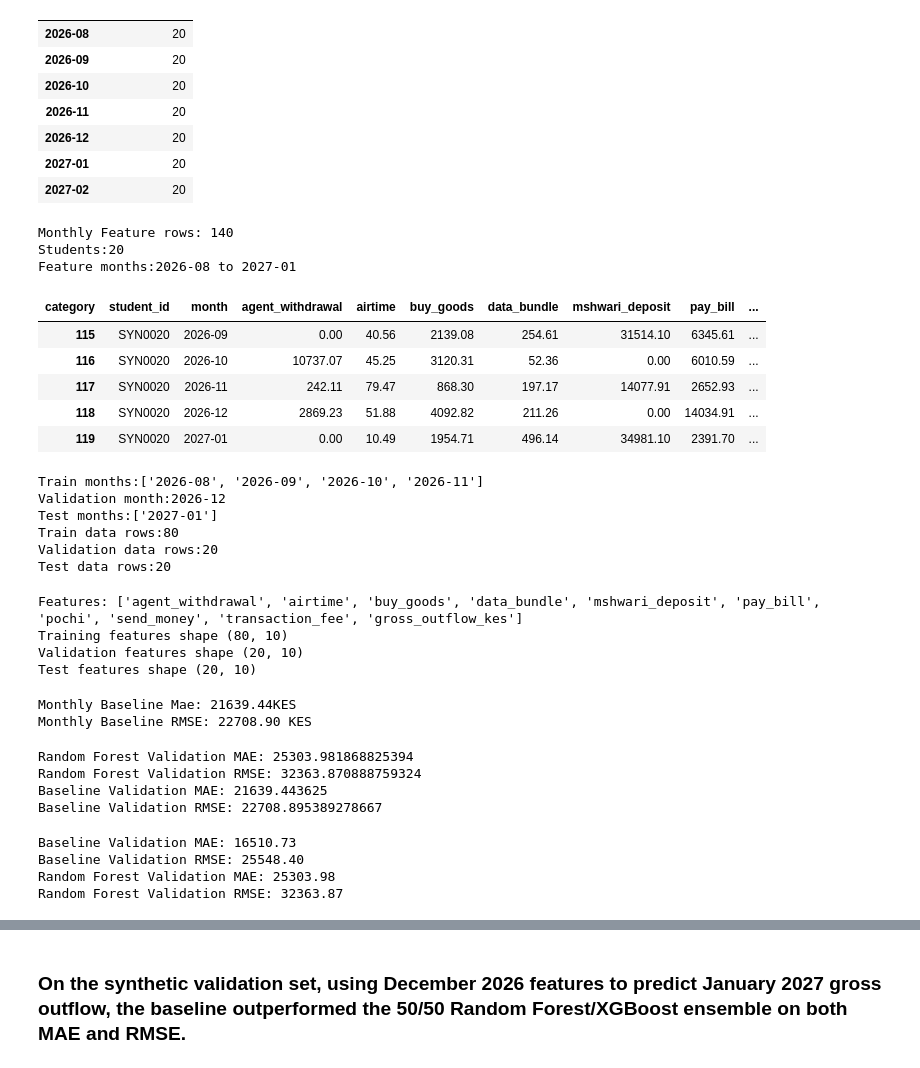
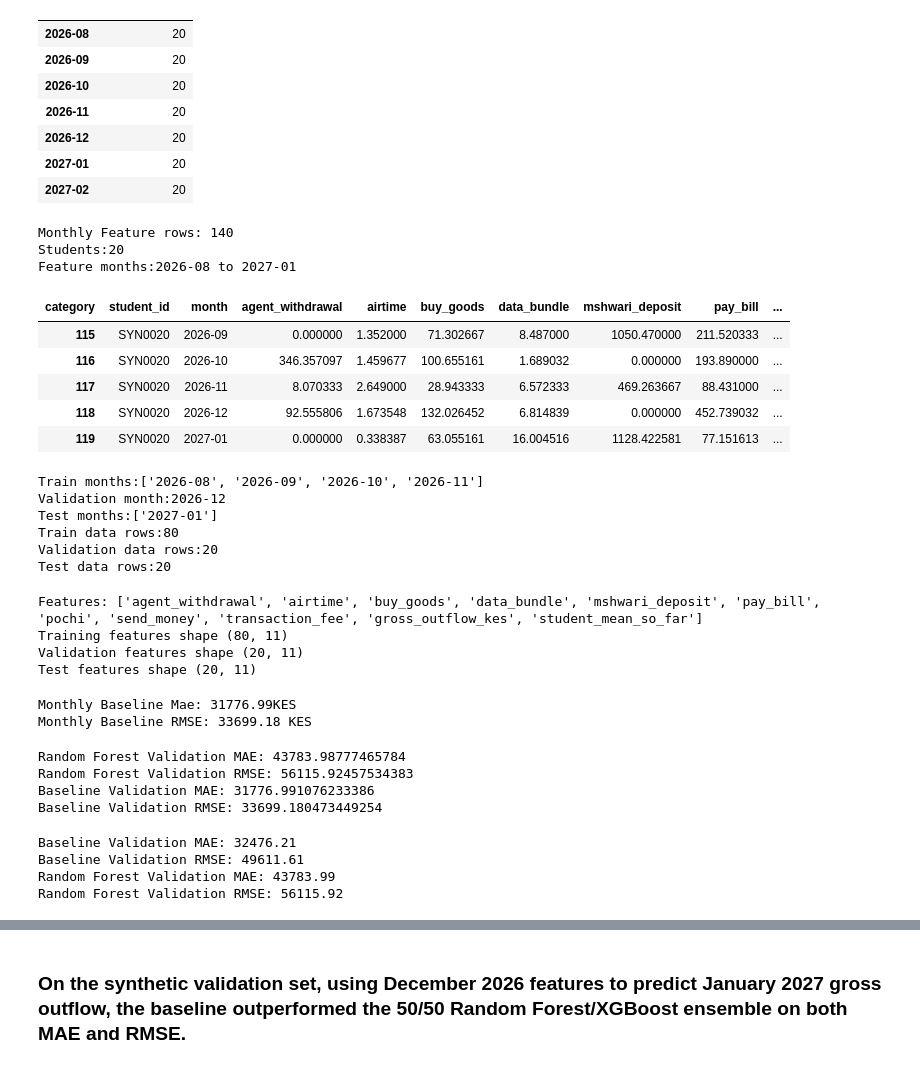
Before and after one commit to Jimmy-szn/dependants-costs, a Jupyter notebook: notebooks/aml.ipynb, the cells around one changed output, grey strips where cells are left out. Saved outputs shown, nothing was run; the diff lists cells and outputs as text; code cells hidden in the pictures.

```diff
--- a/notebooks/aml.ipynb
+++ b/notebooks/aml.ipynb
@@ -461,38 +461,44 @@ Monthly students records:140
 # %%
 synthetic_transactions["month"] = synthetic_transactions["month"]=synthetic_transactions["timestamp"].dt.to_period("M").astype(str)
 monthly_features =(
     synthetic_transactions.pivot_table (
         index=["student_id", "month"],
         columns="category",
         values="amount_kes",
         aggfunc="sum",
         fill_value=0,
     ).reset_index()
 )
 monthly_features["gross_outflow_kes"] = monthly_features.drop(
     columns=["student_id", "month"],
 ).sum(axis=1)
+days = synthetic_transactions.groupby("month")["timestamp"].apply(lambda s: s.dt.normalize().nunique())
+cat_cols = [c for c in monthly_features.columns if c not in ("student_id", "month")]
+monthly_features[cat_cols] = monthly_features[cat_cols].div(monthly_features["month"].map(days), axis=0)
+monthly_features["gross_outflow_kes"] = monthly_features[cat_cols].sum(axis=1)   # KES per day
 monthly_features = monthly_features.sort_values(["student_id", "month"])
 monthly_features["next_monthly_outflow_kes"] = (
     monthly_features.groupby("student_id")
 [ "gross_outflow_kes"].shift(-1))
+monthly_features["student_mean_so_far"] = (monthly_features.groupby("student_id")["gross_outflow_kes"]
+                                           .transform(lambda s: s.expanding().mean()))
 forecasting_dataset = monthly_features.dropna(
     subset=["next_monthly_outflow_kes"]
 ).reset_index(drop=True)
 print(f"Monthly Feature rows: {len(monthly_features):,}")
 print(f"Students:{forecasting_dataset['student_id'].nunique()}")
 print(f"Feature months:{forecasting_dataset['month'].min()} to {forecasting_dataset['month'].max()}")
 display(forecasting_dataset.tail())
 # %% [output]
 Monthly Feature rows: 140
 Students:20
 Feature months:2026-08 to 2027-01
 | category | student_id | month | agent_withdrawal | airtime | buy_goods | data_bundle | mshwari_deposit | pay_bill | ... |
-| 115 | SYN0020 | 2026-09 | 0.00 | 40.56 | 2139.08 | 254.61 | 31514.10 | 6345.61 | ... |
-| 116 | SYN0020 | 2026-10 | 10737.07 | 45.25 | 3120.31 | 52.36 | 0.00 | 6010.59 | ... |
-| 117 | SYN0020 | 2026-11 | 242.11 | 79.47 | 868.30 | 197.17 | 14077.91 | 2652.93 | ... |
-| 118 | SYN0020 | 2026-12 | 2869.23 | 51.88 | 4092.82 | 211.26 | 0.00 | 14034.91 | ... |
-| 119 | SYN0020 | 2027-01 | 0.00 | 10.49 | 1954.71 | 496.14 | 34981.10 | 2391.70 | ... |
+| 115 | SYN0020 | 2026-09 | 0.000000 | 1.352000 | 71.302667 | 8.487000 | 1050.470000 | 211.520333 | ... |
+| 116 | SYN0020 | 2026-10 | 346.357097 | 1.459677 | 100.655161 | 1.689032 | 0.000000 | 193.890000 | ... |
+| 117 | SYN0020 | 2026-11 | 8.070333 | 2.649000 | 28.943333 | 6.572333 | 469.263667 | 88.431000 | ... |
+| 118 | SYN0020 | 2026-12 | 92.555806 | 1.673548 | 132.026452 | 6.814839 | 0.000000 | 452.739032 | ... |
+| 119 | SYN0020 | 2027-01 | 0.000000 | 0.338387 | 63.055161 | 16.004516 | 1128.422581 | 77.151613 | ... |
 # %%
 months = sorted(forecasting_dataset['month'].unique())
 if len(months) < 6:
@@ -534,23 +540,23 @@ print("Training features shape", x_train.shape)
 print("Validation features shape", x_validation.shape)
 print("Test features shape", x_test.shape)
 # %% [output]
-Features: ['agent_withdrawal', 'airtime', 'buy_goods', 'data_bundle', 'mshwari_deposit', 'pay_bill', 'pochi', 'send_money', 'transaction_fee', 'gross_outflow_kes']
-Training features shape (80, 10)
-Validation features shape (20, 10)
-Test features shape (20, 10)
+Features: ['agent_withdrawal', 'airtime', 'buy_goods', 'data_bundle', 'mshwari_deposit', 'pay_bill', 'pochi', 'send_money', 'transaction_fee', 'gross_outflow_kes', 'student_mean_so_far']
+Training features shape (80, 11)
+Validation features shape (20, 11)
+Test features shape (20, 11)
 # %%
 from sklearn.metrics import mean_absolute_error, mean_squared_error
 import numpy as np
 training_mean = y_train.mean()
 baseline_prediction = np.full(len(y_test), training_mean)
-baseline_mae = mean_absolute_error(y_test, baseline_prediction)
-baseline_mse = mean_squared_error(y_test, baseline_prediction)
-baseline_rmse = np.sqrt(baseline_mse)
+baseline_mae = mean_absolute_error(y_test, baseline_prediction) * 30
+baseline_mse = mean_squared_error(y_test, baseline_prediction) * 30
+baseline_rmse = np.sqrt(mean_squared_error(y_test, baseline_prediction)) * 30
 print(f"Monthly Baseline Mae: {baseline_mae:.2f}KES")
 print(f"Monthly Baseline RMSE: {baseline_rmse:.2f} KES")
 # %% [output]
-Monthly Baseline Mae: 21639.44KES
-Monthly Baseline RMSE: 22708.90 KES
+Monthly Baseline Mae: 31776.99KES
+Monthly Baseline RMSE: 33699.18 KES
 # %%
 from sklearn.ensemble import RandomForestRegressor
 random_forest = RandomForestRegressor(
@@ -561,33 +567,33 @@ random_forest = RandomForestRegressor(
 )
 random_forest.fit(x_train, y_train)
 validation_prediction = random_forest.predict(x_validation)
-validation_mae = mean_absolute_error(y_validation, validation_prediction)
-validation_rmse = np.sqrt(mean_squared_error(y_validation, validation_prediction))
+validation_mae = mean_absolute_error(y_validation, validation_prediction) * 30
+validation_rmse = np.sqrt(mean_squared_error(y_validation, validation_prediction)) * 30
 print(f"Random Forest Validation MAE: {validation_mae}")
 print(f"Random Forest Validation RMSE: {validation_rmse}")
 print(f"Baseline Validation MAE: {baseline_mae}")
 print(f"Baseline Validation RMSE: {baseline_rmse}")
 # %% [output]
-Random Forest Validation MAE: 25303.981868825394
-Random Forest Validation RMSE: 32363.870888759324
-Baseline Validation MAE: 21639.443625
-Baseline Validation RMSE: 22708.895389278667
+Random Forest Validation MAE: 43783.98777465784
+Random Forest Validation RMSE: 56115.92457534383
+Baseline Validation MAE: 31776.991076233386
+Baseline Validation RMSE: 33699.180473449254
 # %%
 validation_baseline_prediction  = np.full(
     len(y_validation),
     training_mean
 )
-validation_baseline_mae = mean_absolute_error(y_validation, validation_baseline_prediction)
-validation_baseline_rmse = np.sqrt(mean_squared_error(y_validation, validation_baseline_prediction))
+validation_baseline_mae = mean_absolute_error(y_validation, validation_baseline_prediction) * 30
+validation_baseline_rmse = np.sqrt(mean_squared_error(y_validation, validation_baseline_prediction)) * 30
 print(f"Baseline Validation MAE: {validation_baseline_mae:.2f}")
 print(f"Baseline Validation RMSE: {validation_baseline_rmse:.2f}")
 print(f"Random Forest Validation MAE: {validation_mae:.2f}")
 print(f"Random Forest Validation RMSE: {validation_rmse:.2f}")
 # %% [output]
-Baseline Validation MAE: 16510.73
-Baseline Validation RMSE: 25548.40
-Random Forest Validation MAE: 25303.98
-Random Forest Validation RMSE: 32363.87
+Baseline Validation MAE: 32476.21
+Baseline Validation RMSE: 49611.61
+Random Forest Validation MAE: 43783.99
+Random Forest Validation RMSE: 56115.92
 # %%
 random_forest_settings=[
  {"n_estimators":100, "min_samples_leaf":1, "max_features":1.0},
```
Also changed, not shown: parts of 27 cells of this notebook, 2 other files.
